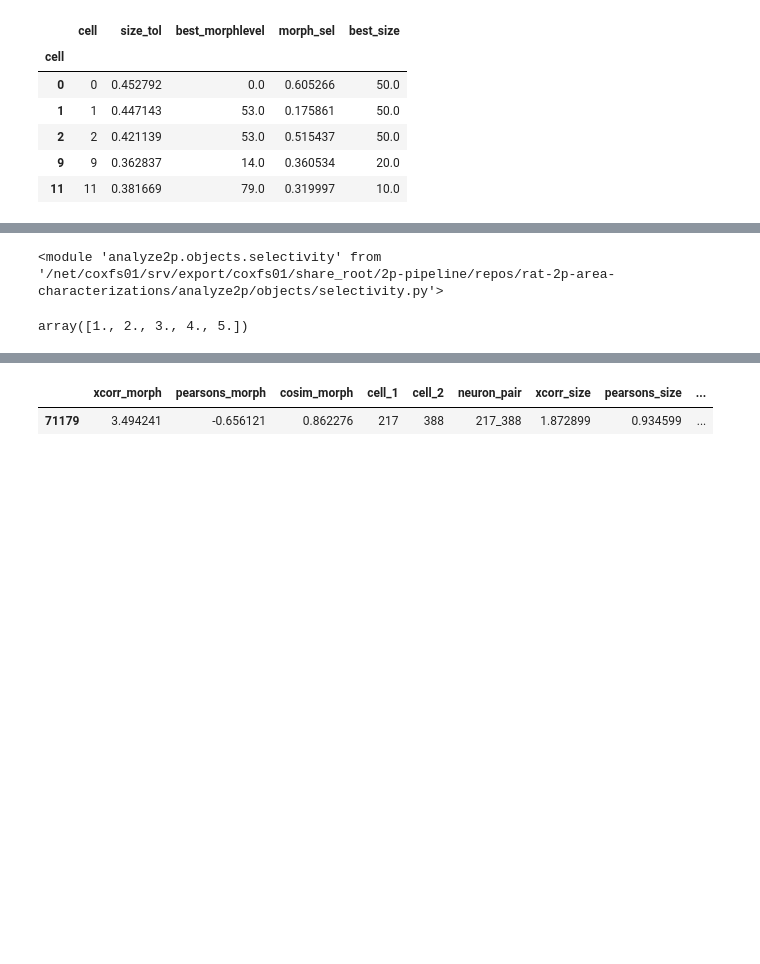
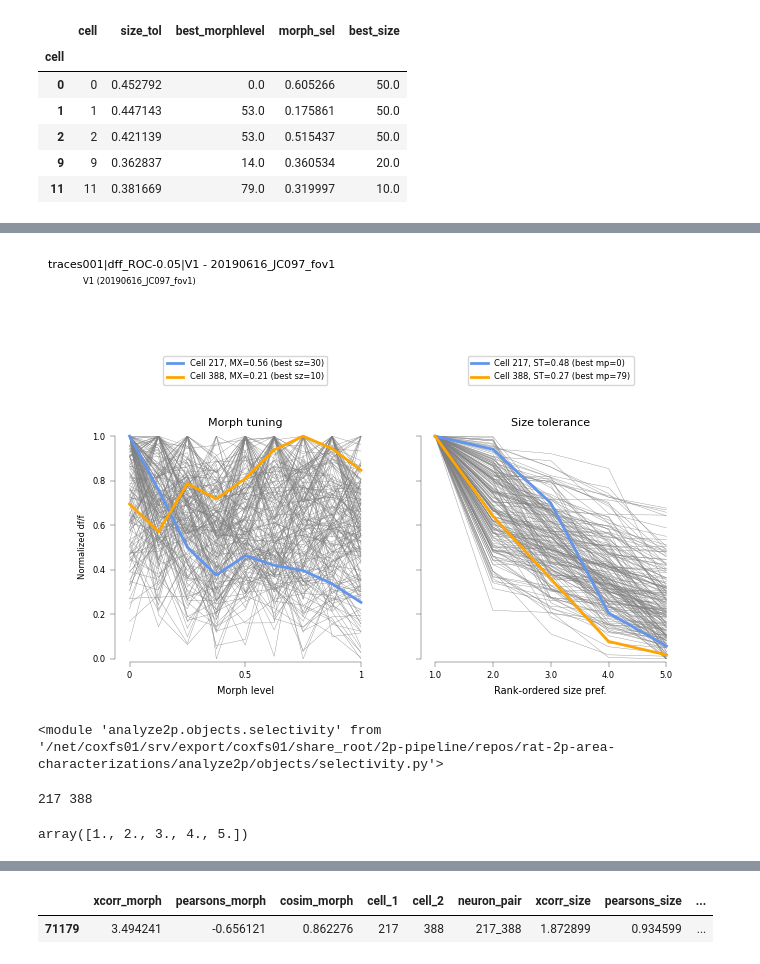
Before and after one commit to julianarhee/rat-2p-area-characterizations, a Jupyter notebook: analyze2p/objects/correlate_tuning_curves.ipynb, the cells around one changed output, grey strips where cells are left out. Cells and saved outputs as stored; diff of their text form; code cells hidden in the pictures; blank space fills up the shorter version.

```diff
--- a/analyze2p/objects/correlate_tuning_curves.ipynb
+++ b/analyze2p/objects/correlate_tuning_curves.ipynb
@@ -147,0 +163,8 @@ N datasets included: 61, N sessions excluded: 4
+# %%
+
+data_id = '|'.join([traceid, responsive_str, rf_str])
+print(data_id)
+
+print(dst_dir)
+FIGDIR = os.path.join(aggregate_dir, 'FIGURES')
+print(FIGDIR)
@@ -191,18 +229,7 @@ ixs_['datakey'] = dk
 # %%
-#### Generate morph tuning curves
-# morph_curves = rdf.groupby(['cell']).apply(sel.get_x_curves_at_best_y,
-#                 x='morphlevel', y='size', normalize=True).reset_index(drop=True)
-# morph_mat = morph_curves[['cell', 'response', 'morphlevel']]\
-#                 .pivot(columns='cell', index='morphlevel')
-# print(morph_curves['size'].unique())
-
-# #### Generate size tuning curves
-# size_curves = rdf.groupby(['cell']).apply(sel.get_x_curves_at_best_y,
-#                                            x='size', y='morphlevel', normalize=True).reset_index(drop=True)
-# size_mat = size_curves[['cell', 'response', 'size']].pivot(columns='cell', index='size')
-
-morph_mat, size_mat = sel.get_object_tuning_curves(rdf, sort_best_size=True,
-                                                  normalize=True)
+#### Generate tuning curves
+morph_curves, size_curves = sel.get_object_tuning_curves(rdf, sort_best_size=True,
+                                                normalize=True, return_stacked=True)
 
 #### Calculate morph selectivity index
 morph_ixs = rdf.groupby(['cell']).apply(sel.assign_morph_ix,
@@ -274,6 +282,7 @@ lw=0.25
 # %%
-%matplotlib notebook
-fig, axn = pl.subplots(1,2, figsize=(8,5), sharey=True)
+%matplotlib inline
+
+fig, axn = pl.subplots(1,2, figsize=(7,5), dpi=100,sharey=True)
 ax=axn[0]
 rank_order=False
 if rank_order:
@@ -285,7 +294,7 @@ else:
 ax.plot(mm.values, color='gray', alpha=1, lw=lw)
 ax.set_title("Morph tuning")
 for ls, col, rid in zip(roi_styles, roi_colors, rois_plot_mp):
-    best_sz = int(morph_curves[morph_curves['cell']==rid]['size'].unique())
+    best_sz = int(morph_curves[morph_curves['cell']==rid]['best_size'].unique())
     ax.plot(mm[rid].values, color=col, lw=2, linestyle=ls,
                 label='Cell %i, MX=%.2f (best sz=%i)'
             % (rid, best_ixs.loc[rid]['morph_sel'], best_sz))
@@ -297,9 +306,7 @@ ax.set_xticklabels(xticks)
 ax.set_xlabel(xlabel, fontsize=7)
 ax.legend(bbox_to_anchor=(0.5, 1.2), loc='lower center', fontsize=6)
 ax.set_ylim([0, 1])
-# --------------------------------------------------------------
 # Size Tolerance
-# --------------------------------------------------------------
 ax=axn[1]
 rank_order=True
 if rank_order:
@@ -313,7 +320,7 @@ ax.plot(sz.values, color='gray', alpha=1, lw=lw)
 ax.set_title("Size tolerance")
 
 for ls, col, rid in zip(roi_styles, roi_colors, rois_plot_sz):
-    best_mp = int(size_curves[size_curves['cell']==rid]['morphlevel'].unique())
+    best_mp = int(size_curves[size_curves['cell']==rid]['best_morphlevel'].unique())
     ax.plot(sz[rid].values, color=col, lw=2, linestyle=ls,
                 label='Cell %i, ST=%.2f (best mp=%i)'
             % (rid, best_ixs.loc[rid]['size_tol'], best_mp))
@@ -333,6 +340,5 @@ axn[0].set_ylabel('Normalized df/f')
 fig.text(0.05, 0.95, '%s (%s)' % (va, dk), fontsize=6)
 
 pplot.label_figure(fig, '%s|%s - %s' % (data_id, va, dk))
-
 pl.subplots_adjust(wspace=0.2, left=0.1, right=0.9, top=0.65, bottom=0.2)
 # %% [output]
@@ -341,3 +345,4 @@ pl.subplots_adjust(wspace=0.2, left=0.1, right=0.9, top=0.65, bottom=0.2)
+[figure, added]
 # %%
 from scipy import signal
 # %%
@@ -346,13 +351,13 @@ importlib.reload(sel)
 <module 'analyze2p.objects.selectivity' from '/net/coxfs01/srv/export/coxfs01/share_root/2p-pipeline/repos/rat-2p-area-characterizations/analyze2p/objects/selectivity.py'>
 # %%
 %matplotlib notebook
-r1 =217
-r2=388
+r1, r2 = rois_plot_mp
+print(r1, r2)
 # r1 =0
 # r2= 65
 
 stim_param = 'size'
-morph_mat, size_mat = sel.get_object_tuning_curves(rdf_sub,
+morph_mat, size_mat = sel.get_object_tuning_curves(rdf,
                                         sort_best_size=True, normalize=True)
 val_mat = morph_mat.copy() if stim_param=='morph' else size_mat.copy()
 
@@ -362,7 +367,8 @@ curve2 = val_mat[r2].values
 levels = val_mat[r2].index.to_numpy() #.values
 levels
 # %% [output]
-array([1., 2., 3., 4., 5.])
+217 388
+array([1., 2., 3., 4., 5.])
 # %%
 # r2 = 116
 #r2 = 281
```
Also changed, not shown: parts of 44 cells of this notebook, 1 other file.
